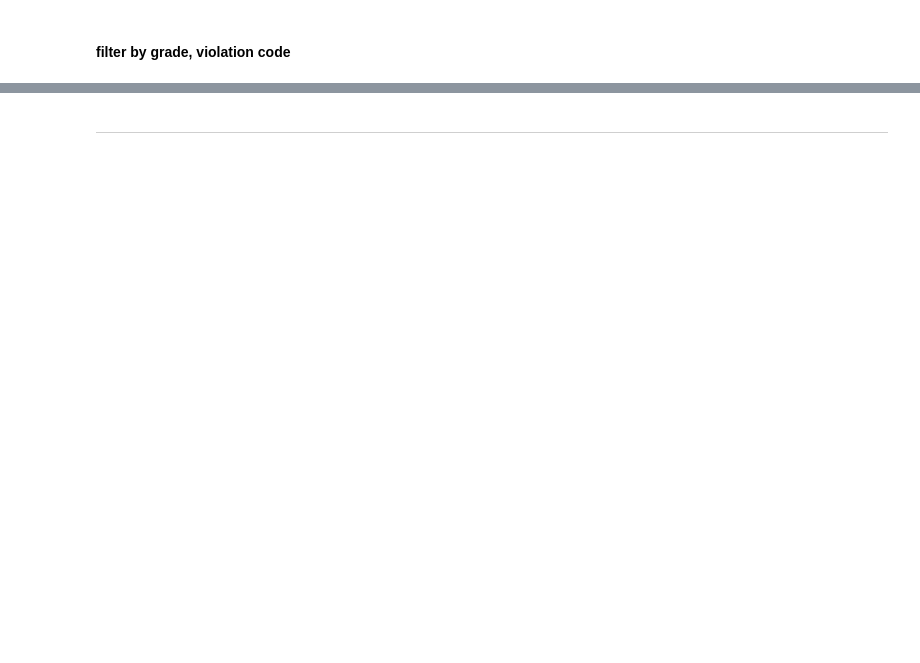
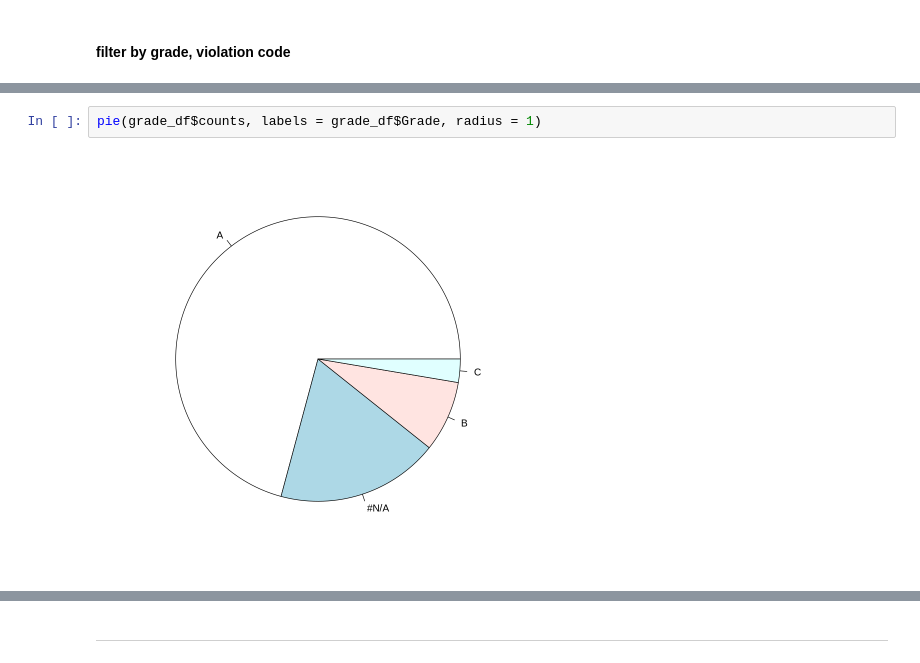
Before and after one commit to JieyingCai/final-project-restaurant, a Jupyter notebook: source.ipynb, the cells around one changed output, grey strips where cells are left out. Drawn from its saved outputs; the diff is of its cells as text; blank space fills up the shorter version.

```diff
--- a/source.ipynb
+++ b/source.ipynb
@@ -112,6 +111,10 @@ A tibble: 4 × 2
 | #N/A | 2396 |
 | B | 1045 |
 | C | 344 |
+# %%
+pie(grade_df$counts, labels = grade_df$Grade, radius = 1)
+# %% [output]
+[figure, added]
 # %%
 violation_code_df <- rest_data %>%
     group_by(Violation.Code) %>%
```
Also changed, not shown: parts of 26 cells of this notebook.
